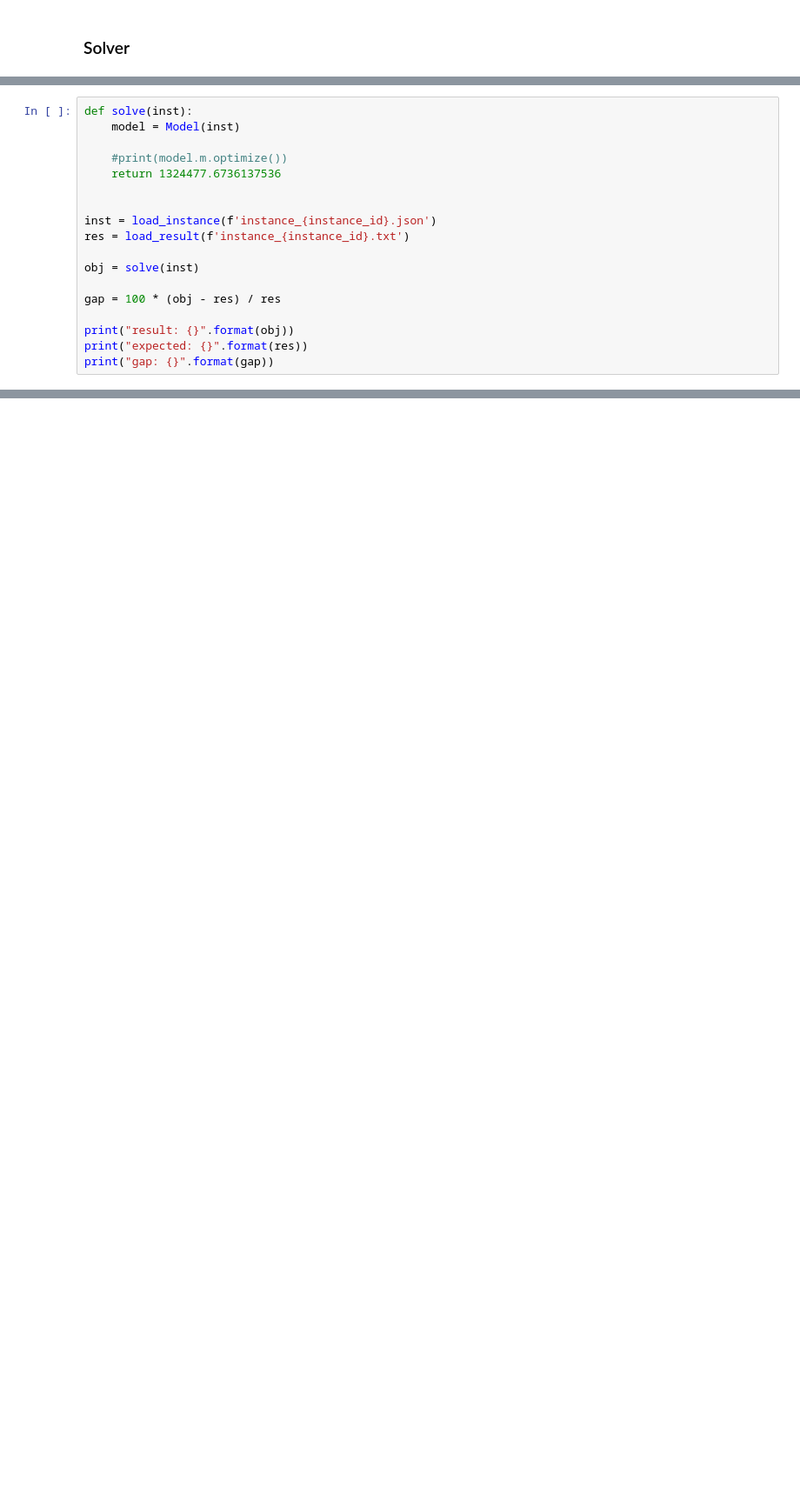
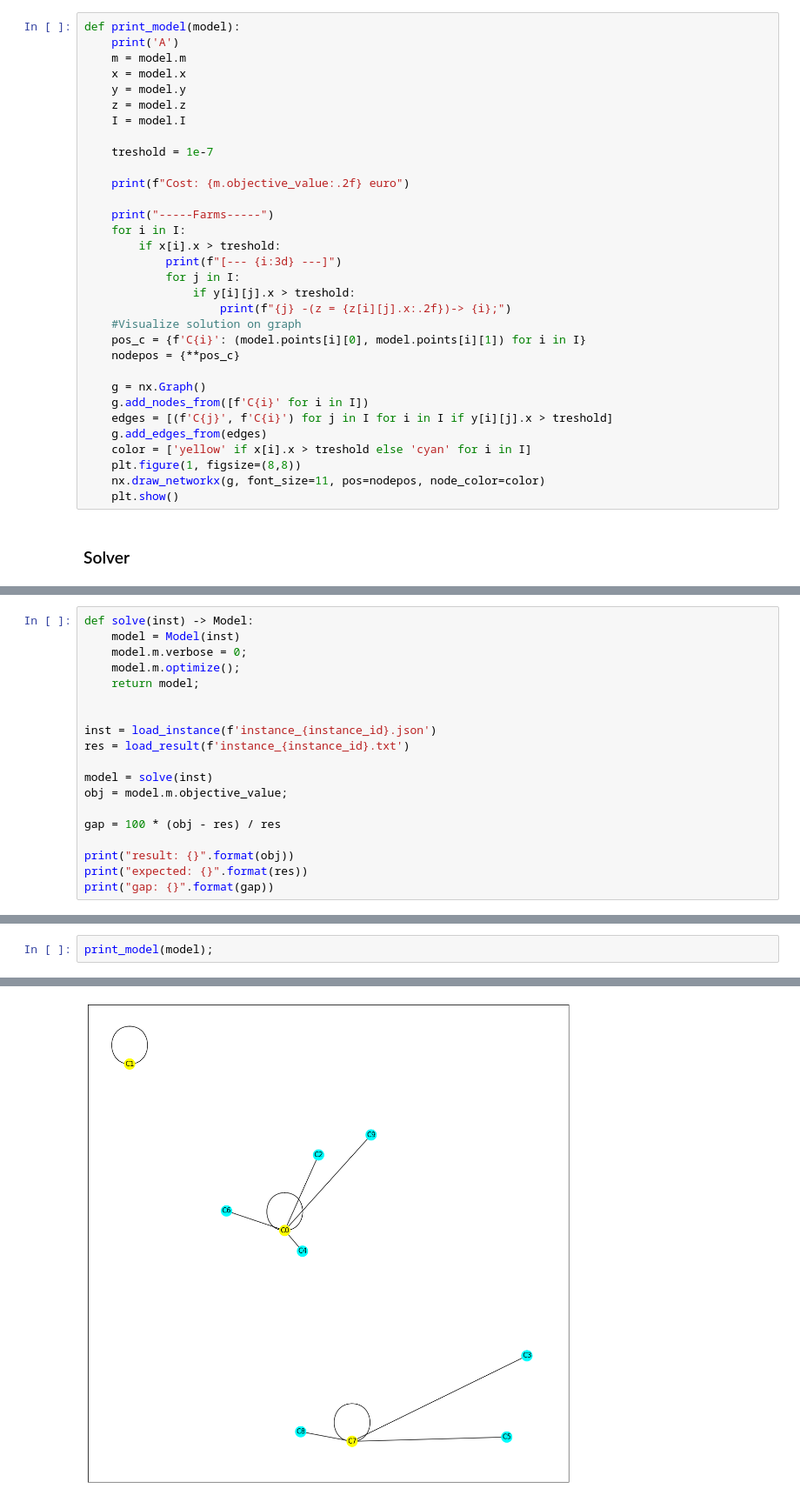
Before and after one commit to lorecampa/ProjectFOR_2022, a Jupyter notebook: biogas_location.ipynb, the cells around one changed output, grey strips where cells are left out. Shown at 87% size. Cells and saved outputs as stored; diff of their text form; blank space fills up the shorter version.

```diff
--- a/biogas_location.ipynb
+++ b/biogas_location.ipynb
@@ -120,2 +124,34 @@ def load_result(filename):
+# %%
+def print_model(model):
+    print('A')
+    m = model.m
+    x = model.x
+    y = model.y
+    z = model.z
+    I = model.I
+
+    treshold = 1e-7
+
+    print(f"Cost: {m.objective_value:.2f} euro")
+
+    print("-----Farms-----")
+    for i in I:
+        if x[i].x > treshold:
+            print(f"[--- {i:3d} ---]")
+            for j in I:
+                if y[i][j].x > treshold:
+                    print(f"{j} -(z = {z[i][j].x:.2f})-> {i};")
+    #Visualize solution on graph
+    pos_c = {f'C{i}': (model.points[i][0], model.points[i][1]) for i in I}
+    nodepos = {**pos_c}
+
+    g = nx.Graph()
+    g.add_nodes_from([f'C{i}' for i in I])
+    edges = [(f'C{j}', f'C{i}') for j in I for i in I if y[i][j].x > treshold]
+    g.add_edges_from(edges)
+    color = ['yellow' if x[i].x > treshold else 'cyan' for i in I]
+    plt.figure(1, figsize=(8,8))
+    nx.draw_networkx(g, font_size=11, pos=nodepos, node_color=color)
+    plt.show()
 # %% [markdown]
 ### Solver
@@ -178,15 +212,16 @@ class Model:
 # %%
-def solve(inst):
+def solve(inst) -> Model:
     model = Model(inst)
-
-    #print(model.m.optimize())
-    return 1324477.6736137536
+    model.m.verbose = 0;
+    model.m.optimize();
+    return model;
 
 
 inst = load_instance(f'instance_{instance_id}.json')
 res = load_result(f'instance_{instance_id}.txt')
 
-obj = solve(inst)
+model = solve(inst)
+obj = model.m.objective_value;
 
 gap = 100 * (obj - res) / res
 
@@ -198,0 +249,3 @@ NameError: name 'cbclib' is not defined
+# %%
+print_model(model);
+# %% [output]
@@ -198,0 +268 @@ NameError: name 'cbclib' is not defined
+[figure, added]
```
Also changed, not shown: parts of 7 cells of this notebook, 6 other files.
